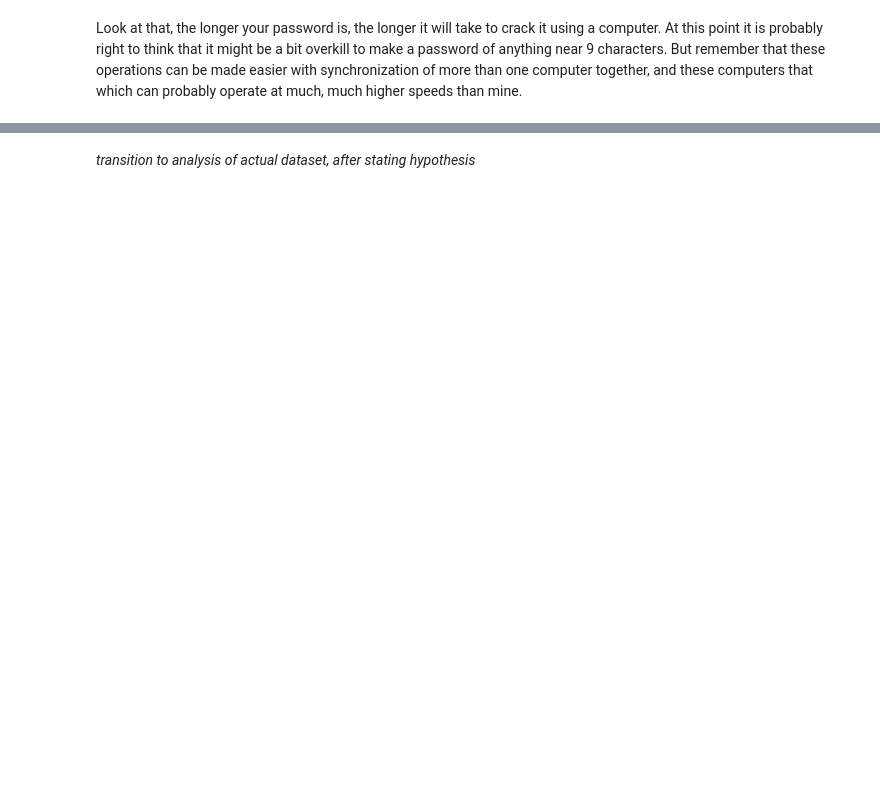
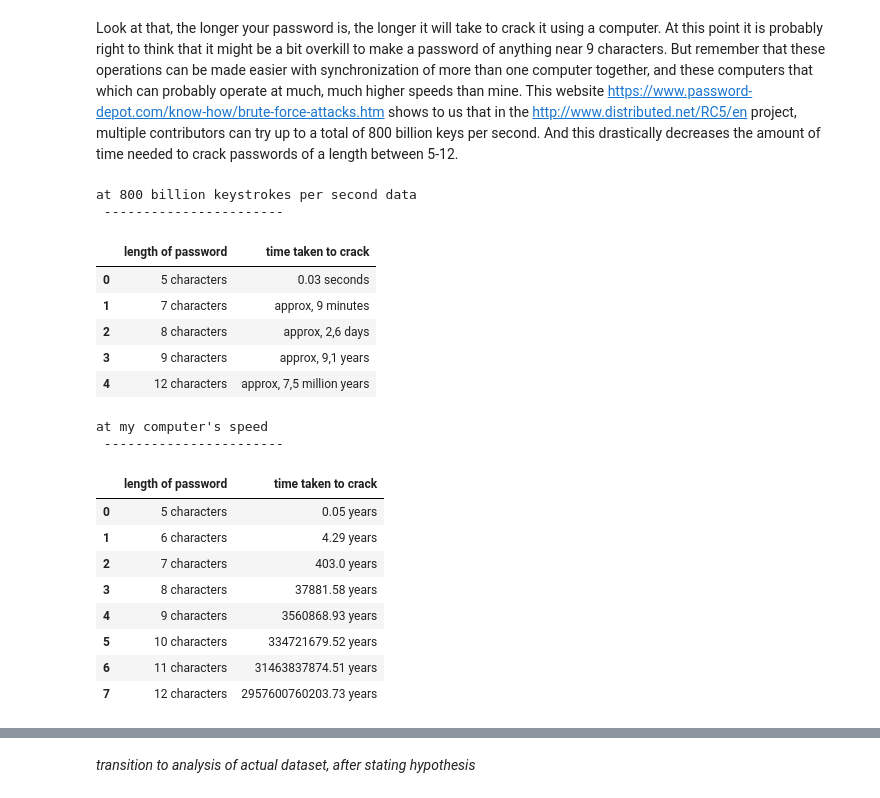
Before and after one commit to yatin-kapur/password-analysis, a Jupyter notebook: password analysis.ipynb, the cells around one changed output, grey strips where cells are left out. Cells and saved outputs as stored; diff of their text form; code cells hidden in the pictures; blank space fills up the shorter version.

```diff
--- a/password analysis.ipynb
+++ b/password analysis.ipynb
@@ -73,2 +66,64 @@ print(speeds)
 # %% [markdown]
-Look at that, the longer your password is, the longer it will take to crack it using a computer. At this point it is probably right to think that it might be a bit overkill to make a password of anything near 9 characters. But remember that these operations can be made easier with synchronization of more than one computer together, and these computers that which can probably operate at much, much higher speeds than mine.
+Look at that, the longer your password is, the longer it will take to crack it using a computer. At this point it is probably right to think that it might be a bit overkill to make a password of anything near 9 characters. But remember that these operations can be made easier with synchronization of more than one computer together, and these computers that which can probably operate at much, much higher speeds than mine. This website https://www.password-depot.com/know-how/brute-force-attacks.htm shows to us that in the http://www.distributed.net/RC5/en project, multiple contributors can try up to a total of 800 billion keys per second. And this drastically decreases the amount of time needed to crack passwords of a length between 5-12.
+# %%
+import urllib
+from bs4 import BeautifulSoup
+from IPython.display import display, HTML
+
+url = "https://www.password-depot.com/know-how/brute-force-attacks.htm"
+page = urllib.request.urlopen(url)
+soup = BeautifulSoup(page, 'lxml') # getting html tags
+table = soup.find('table', {'stdbl': ''}) # finding table with data
+char_speeds = {} # dictionary to extract password length and corresponding time to crack from table
+
+rows = table.findChildren('p') # all the text in the table
+# looping through the row to extract just the password length and time taken to extract
+times = []
+for cell in rows:
+    times.append(cell.findAll("strong"))
+
+# clean the list from the empty items
+times = [x for x in times if len(x) != 0]
+
+# loop and create the dictionary with keys and values representing password length and time taken to crack that password
+sent = 0
+while True:
+    pl = str(times[sent])[9:-10]
+    sent += 1
+    tt = str(times[sent])[9:-10]
+    char_speeds[pl] = tt
+    sent += 1
+    if sent == len(times):
+        break
+
+from IPython.display import display, HTML
+
+HTML('<style>{}</style>'.format(CSS))
+
+# make new dataframe showing the relationship
+chsp = pd.DataFrame({"length of password": list(char_speeds.keys()),
+                     "time taken to crack": list(char_speeds.values())})
+print("at 800 billion keystrokes per second data\n","-----------------------")
+display(chsp)
+print("at my computer's speed\n","-----------------------")
+display(speeds)
+# %% [output]
+at 800 billion keystrokes per second data
+ -----------------------
+|  | length of password | time taken to crack |
+| 0 | 5 characters | 0.03 seconds |
+| 1 | 7 characters | approx, 9 minutes |
+| 2 | 8 characters | approx, 2,6 days |
+| 3 | 9 characters | approx, 9,1 years |
+| 4 | 12 characters | approx, 7,5 million years |
+at my computer's speed
+ -----------------------
+|  | length of password | time taken to crack |
+| 0 | 5 characters | 0.05 years |
+| 1 | 6 characters | 4.29 years |
+| 2 | 7 characters | 403.0 years |
+| 3 | 8 characters | 37881.58 years |
+| 4 | 9 characters | 3560868.93 years |
+| 5 | 10 characters | 334721679.52 years |
+| 6 | 11 characters | 31463837874.51 years |
+| 7 | 12 characters | 2957600760203.73 years |
```
Also changed, not shown: parts of 12 cells of this notebook.
